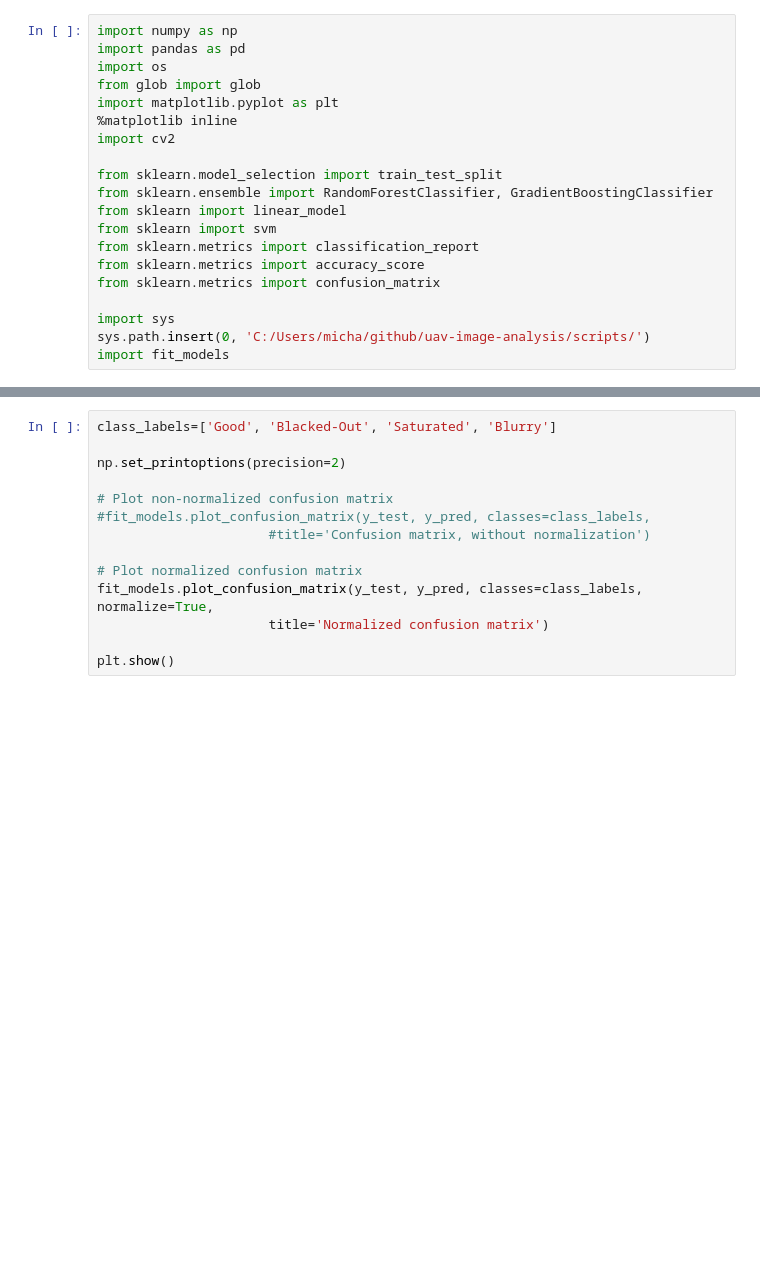
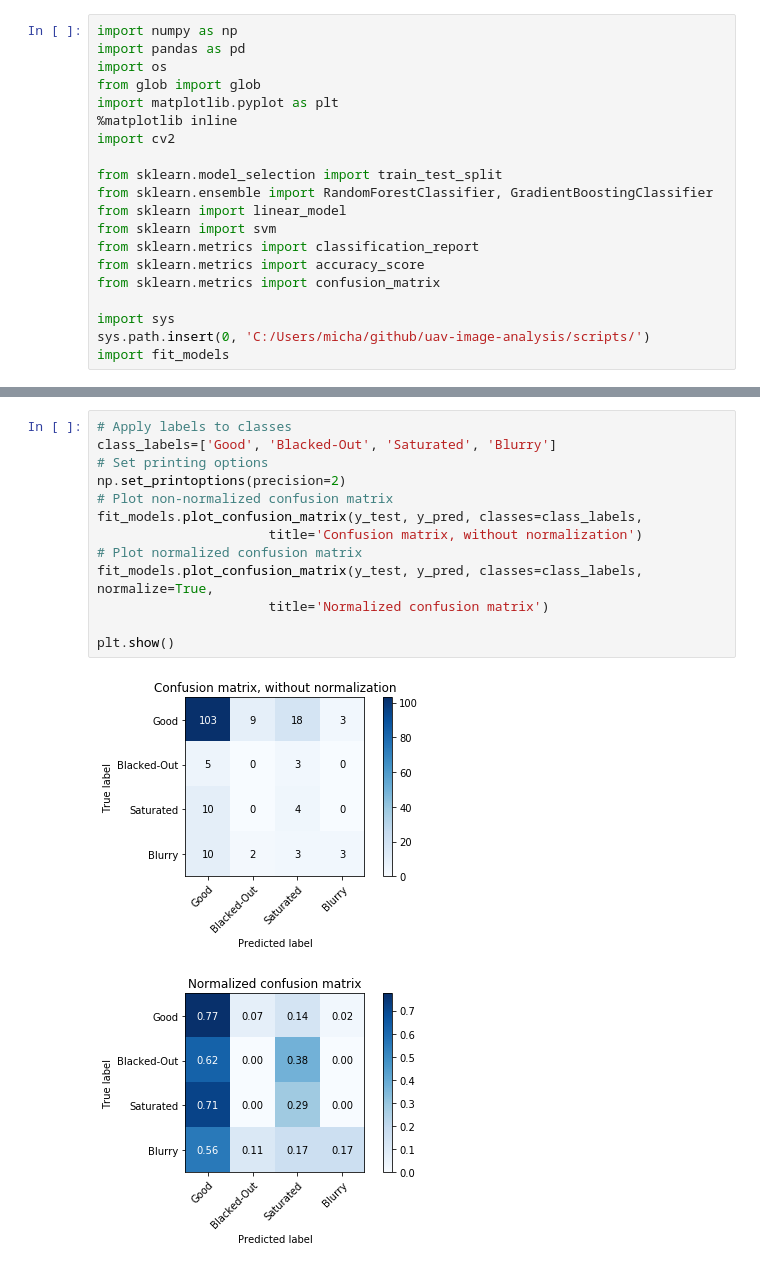
Before and after one commit to mlevis1/uav-image-analysis, a Jupyter notebook: methods/logistic_regression.ipynb, the cells around one changed output, grey strips where cells are left out. Drawn from its saved outputs; the diff is of its cells as text; blank space fills up the shorter version.

```diff
--- a/methods/logistic_regression.ipynb
+++ b/methods/logistic_regression.ipynb
@@ -80,14 +77,16 @@ print(confusion_matrix(y_test, y_pred))
 # %%
+# Apply labels to classes
 class_labels=['Good', 'Blacked-Out', 'Saturated', 'Blurry']
-
+# Set printing options
 np.set_printoptions(precision=2)
-
 # Plot non-normalized confusion matrix
-#fit_models.plot_confusion_matrix(y_test, y_pred, classes=class_labels,
-                      #title='Confusion matrix, without normalization')
-
+fit_models.plot_confusion_matrix(y_test, y_pred, classes=class_labels,
+                      title='Confusion matrix, without normalization')
 # Plot normalized confusion matrix
 fit_models.plot_confusion_matrix(y_test, y_pred, classes=class_labels, normalize=True,
                       title='Normalized confusion matrix')
 
 plt.show()
+# %% [output]
+[figure, added]
+[figure, added]
```
Also changed, not shown: parts of 3 cells of this notebook, 4 other files.
